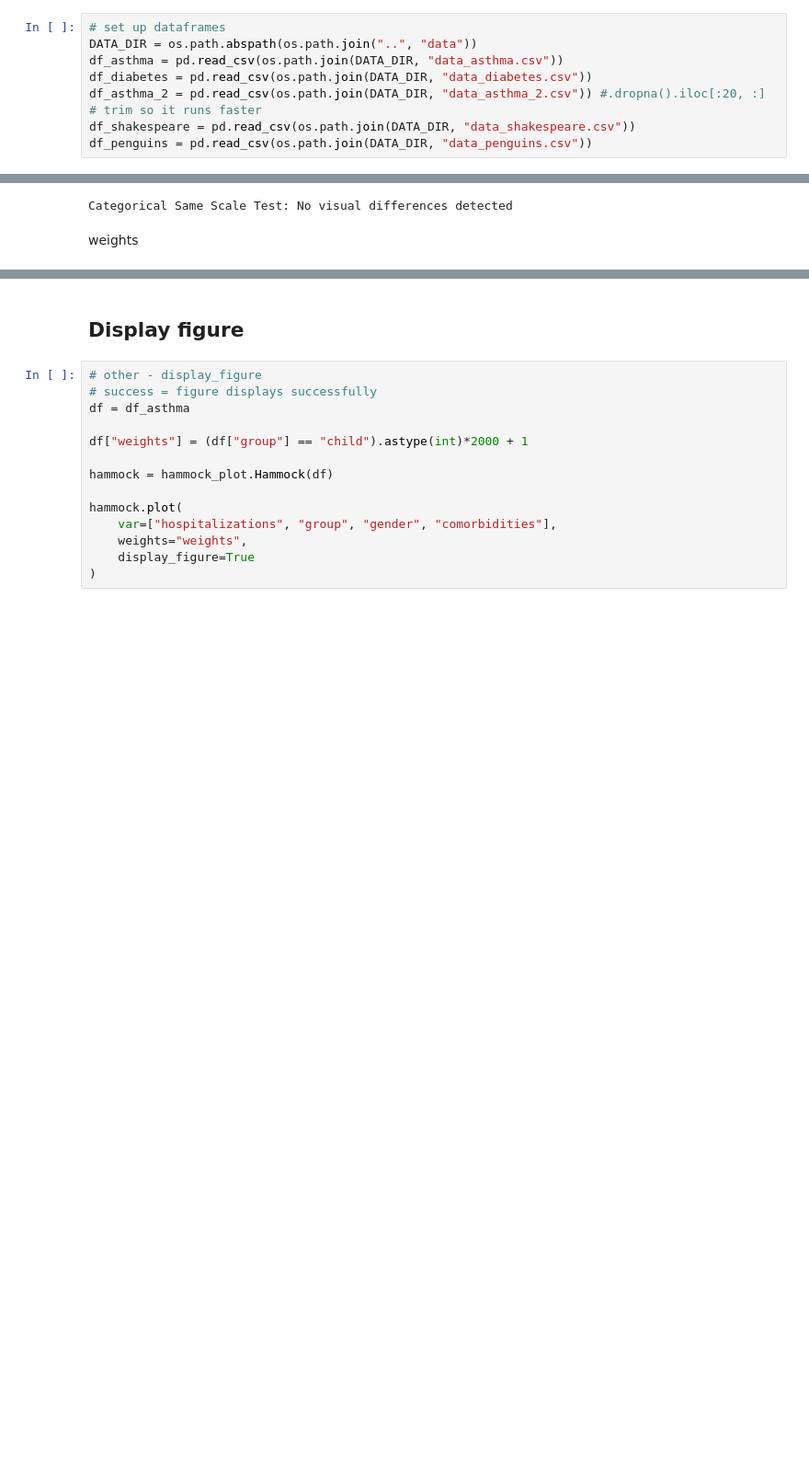
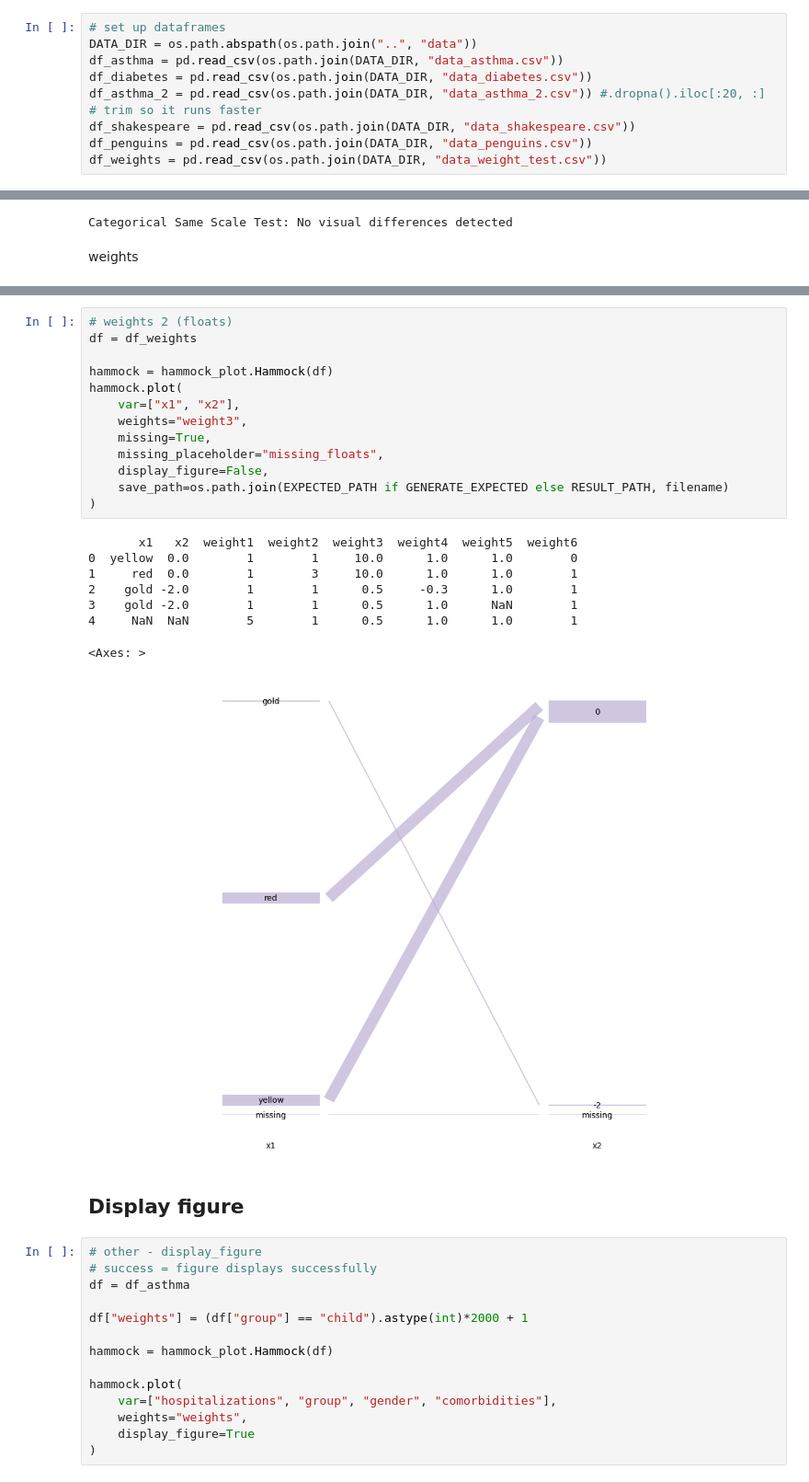
Before and after one commit to TianchengY/hammock_plot, a Jupyter notebook: test_suite/test_suite.ipynb, the cells around one changed output, grey strips where cells are left out. Shown at 92% size. Saved outputs shown, nothing was run; the diff lists cells and outputs as text; blank space fills up the shorter version.

Commit message:
fix missing values hopefully and update test suite

```diff
--- a/test_suite/test_suite.ipynb
+++ b/test_suite/test_suite.ipynb
@@ -38,6 +38,7 @@ df_diabetes = pd.read_csv(os.path.join(DATA_DIR, "data_diabetes.csv"))
 df_asthma_2 = pd.read_csv(os.path.join(DATA_DIR, "data_asthma_2.csv")) #.dropna().iloc[:20, :] # trim so it runs faster
 df_shakespeare = pd.read_csv(os.path.join(DATA_DIR, "data_shakespeare.csv"))
 df_penguins = pd.read_csv(os.path.join(DATA_DIR, "data_penguins.csv"))
+df_weights = pd.read_csv(os.path.join(DATA_DIR, "data_weight_test.csv"))
 # %% [markdown]
 # Error handling tests
 Testing the inputs that should throw errors
@@ -917,3 +920,25 @@ if not GENERATE_EXPECTED: show_expected_vs_actual("Categorical Same Scale Test",
+# %%
+# weights 2 (floats)
+df = df_weights
+
+hammock = hammock_plot.Hammock(df)
+hammock.plot(
+    var=["x1", "x2"],
+    weights="weight3",
+    missing=True,
+    missing_placeholder="missing_floats",
+    display_figure=False,
+    save_path=os.path.join(EXPECTED_PATH if GENERATE_EXPECTED else RESULT_PATH, filename)
+)
+# %% [output]
+       x1   x2  weight1  weight2  weight3  weight4  weight5  weight6
+0  yellow  0.0        1        1     10.0      1.0      1.0        0
+1     red  0.0        1        3     10.0      1.0      1.0        1
+2    gold -2.0        1        1      0.5     -0.3      1.0        1
+3    gold -2.0        1        1      0.5      1.0      NaN        1
+4     NaN  NaN        5        1      0.5      1.0      1.0        1
+<Axes: >
+[figure, added]
 # %% [markdown]
 ## Display figure
 # %%
```
Also changed, not shown: parts of 2 cells of this notebook, 5 other files.
